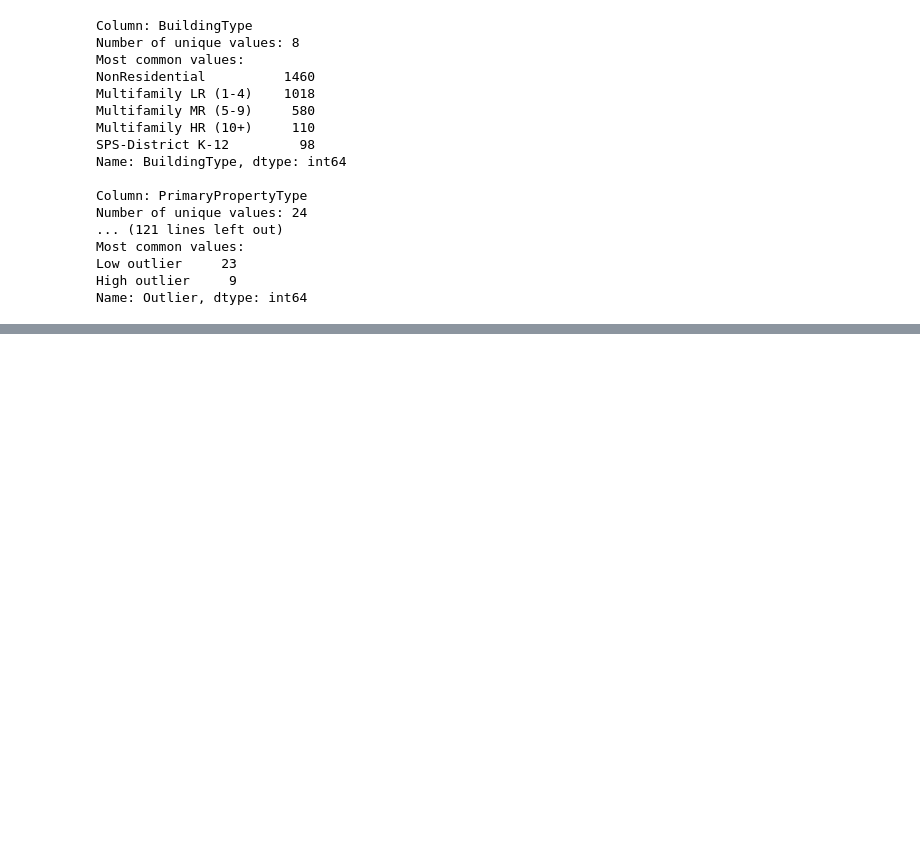
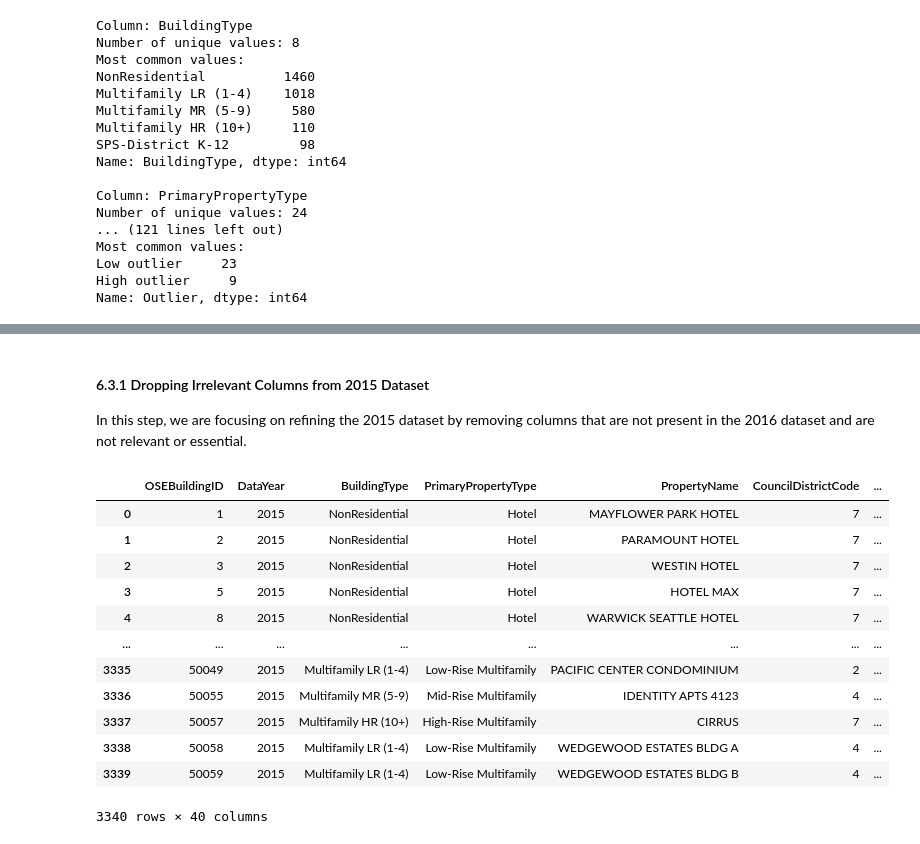
Before and after one commit to MahmoudMans/Team3_power_consumption, a Jupyter notebook: Team3_power_consumption.ipynb, the cells around one changed output, grey strips where cells are left out. Drawn from its saved outputs; the diff is of its cells as text; code cells hidden in the pictures; blank space fills up the shorter version.

```diff
--- a/Team3_power_consumption.ipynb
+++ b/Team3_power_consumption.ipynb
@@ -549,0 +649,15 @@ Latitude
+# %%
+# Displaying basic statistics before renaming for verification purposes
+check_to_combine_df2015 = df2015[['GHGEmissions(MetricTonsCO2e)', 'GHGEmissionsIntensity(kgCO2e/ft2)']]
+print("Statistics for df2015 before renaming:")
+print(check_to_combine_df2015.describe())
+
+# Renaming columns in df2015
+df2015.rename(columns={
+    'GHGEmissions(MetricTonsCO2e)': 'TotalGHGEmissions',
+    'GHGEmissionsIntensity(kgCO2e/ft2)': 'GHGEmissionsIntensity'
+}, inplace=True)
+
+# Displaying basic statistics after renaming for verification purposes
+print("Statistics for df2015 after renaming:")
+print(df2015[['TotalGHGEmissions', 'GHGEmissionsIntensity']].describe())
@@ -549,0 +741,39 @@ Latitude
+# %% [markdown]
+#### 6.3.1 Dropping Irrelevant Columns from 2015 Dataset
+In this step, we are focusing on refining the 2015 dataset by removing columns that are not present in the 2016 dataset and are not relevant or essential.
+# %%
+# List of columns to be removed, identified as irrelevant or without equivalent in the 2016 dataset.
+columns_to_drop = [
+    'TaxParcelIdentificationNumber',
+    'YearsENERGYSTARCertified',
+    'DefaultData',
+    'Outlier',
+    'City',
+    'State',
+    'OtherFuelUse(kBtu)',
+    '2010 Census Tracts',
+    'Seattle Police Department Micro Community Policing Plan Areas',
+    'City Council Districts',
+    'SPD Beats',
+    'Comments'
+]
+
+# Drop the identified columns from the 2015 dataset.
+df2015.drop(columns=columns_to_drop, inplace=True)
+
+#Display 'df2015'
+df2015
+# %% [output]
+|  | OSEBuildingID | DataYear | BuildingType | PrimaryPropertyType | PropertyName | CouncilDistrictCode | ... |
+| 0 | 1 | 2015 | NonResidential | Hotel | MAYFLOWER PARK HOTEL | 7 | ... |
+| 1 | 2 | 2015 | NonResidential | Hotel | PARAMOUNT HOTEL | 7 | ... |
+| 2 | 3 | 2015 | NonResidential | Hotel | WESTIN HOTEL | 7 | ... |
+| 3 | 5 | 2015 | NonResidential | Hotel | HOTEL MAX | 7 | ... |
+| 4 | 8 | 2015 | NonResidential | Hotel | WARWICK SEATTLE HOTEL | 7 | ... |
+| ... | ... | ... | ... | ... | ... | ... | ... |
+| 3335 | 50049 | 2015 | Multifamily LR (1-4) | Low-Rise Multifamily | PACIFIC CENTER CONDOMINIUM | 2 | ... |
+| 3336 | 50055 | 2015 | Multifamily MR (5-9) | Mid-Rise Multifamily | IDENTITY APTS 4123 | 4 | ... |
+| 3337 | 50057 | 2015 | Multifamily HR (10+) | High-Rise Multifamily | CIRRUS | 7 | ... |
+| 3338 | 50058 | 2015 | Multifamily LR (1-4) | Low-Rise Multifamily | WEDGEWOOD ESTATES BLDG A | 4 | ... |
+| 3339 | 50059 | 2015 | Multifamily LR (1-4) | Low-Rise Multifamily | WEDGEWOOD ESTATES BLDG B | 4 | ... |
+3340 rows × 40 columns
```
Also changed, not shown: parts of 32 cells of this notebook.
